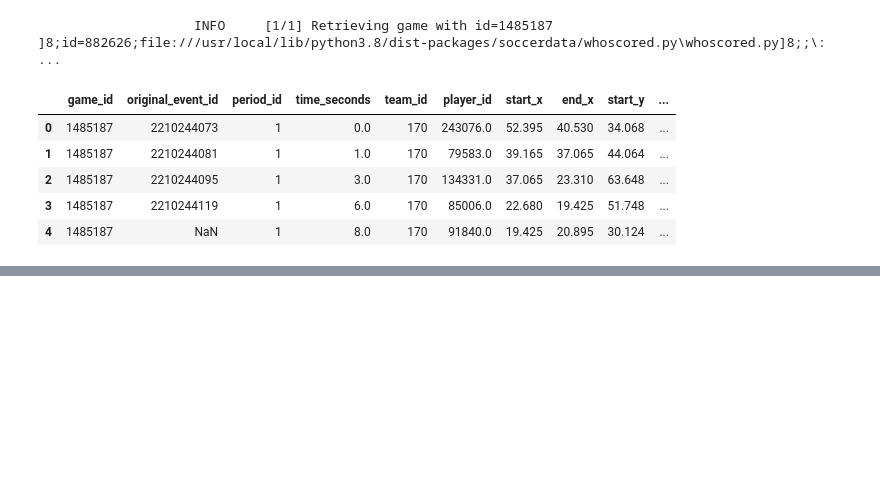
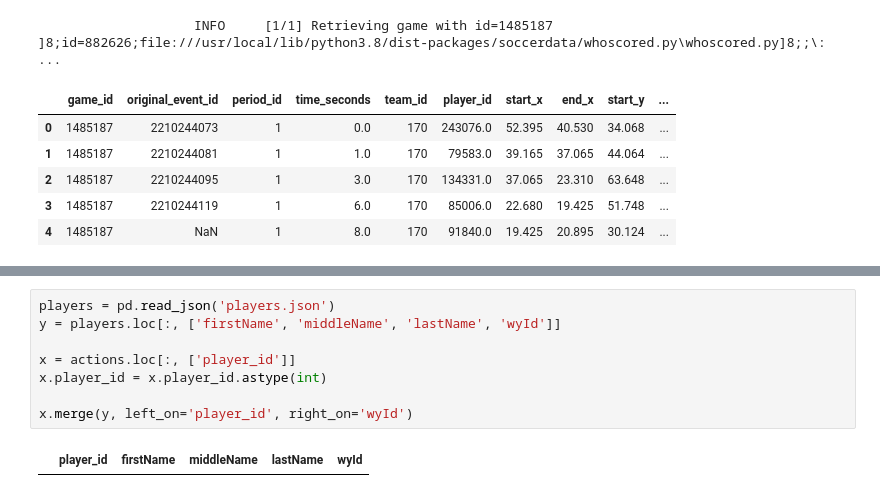
Before and after one commit to augustomaillo/cdaf-performance-influences, a Jupyter notebook: eda.ipynb, the cells around one changed output, grey strips where cells are left out. Drawn from its saved outputs; the diff is of its cells as text; blank space fills up the shorter version.

```diff
--- a/eda.ipynb
+++ b/eda.ipynb
@@ -163,0 +218,10 @@ NotFittedError:
+# %%
+players = pd.read_json('players.json')
+y = players.loc[:, ['firstName', 'middleName', 'lastName', 'wyId']]
+
+x = actions.loc[:, ['player_id']]
+x.player_id = x.player_id.astype(int)
+
+x.merge(y, left_on='player_id', right_on='wyId')
+# %% [output]
+|  | player_id | firstName | middleName | lastName | wyId |
```
Also changed, not shown: parts of 9 cells of this notebook.
